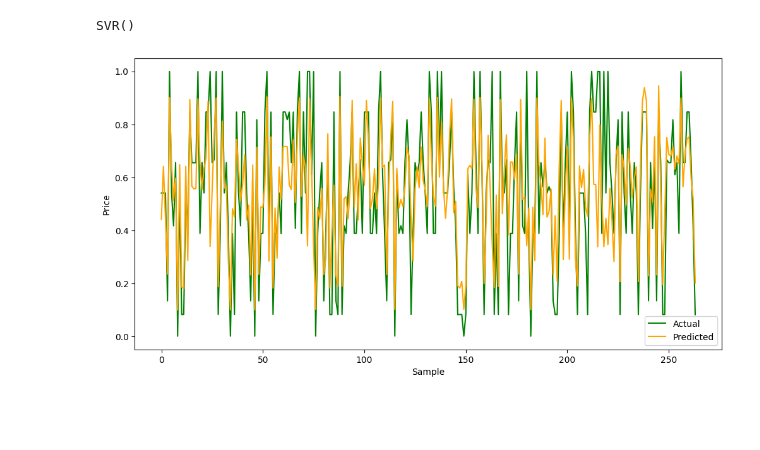
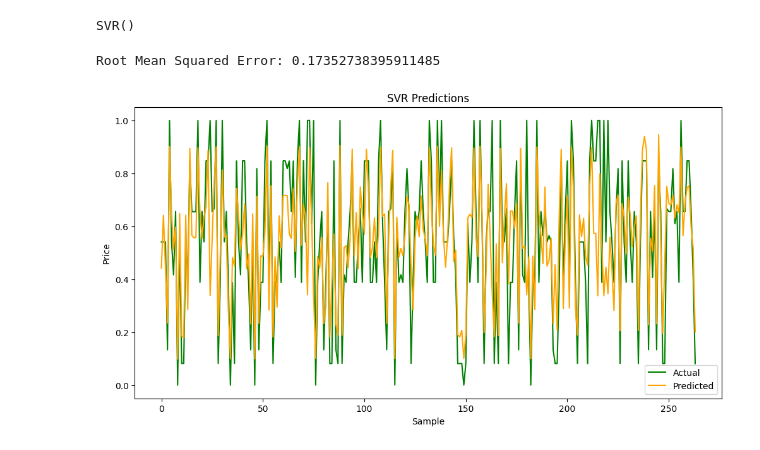
Before and after one commit to Samcoding5854/CanePredictions, a Jupyter notebook: SVR.ipynb, the cells around one changed output. Saved outputs shown, nothing was run; the diff lists cells and outputs as text; code cells hidden in the pictures; blank space fills up the shorter version.

Commit message:
Error metrics

```diff
--- a/SVR.ipynb
+++ b/SVR.ipynb
@@ -34,14 +35,20 @@ SVR()
 # %%
 # Make predictions
 y_pred = svr.predict(X_test)
+# %%
+rmse = np.sqrt(mean_squared_error(y_test, y_pred))
+print("Root Mean Squared Error:", rmse)
+# %% [output]
+Root Mean Squared Error: 0.17352738395911485
 # %%
 # Plot actual vs predicted prices
 plt.figure(figsize=(12, 6))
 plt.plot(y_test, label='Actual', color='green')
 plt.plot(y_pred, label='Predicted', color='orange')
 plt.xlabel('Sample')
 plt.ylabel('Price')
+plt.title('SVR Predictions')
 plt.legend()
 plt.show()
 # %% [output]
-[figure, old version]
+[figure, new version]
```
Also changed, not shown: parts of 1 cell of this notebook, 3 other files.
